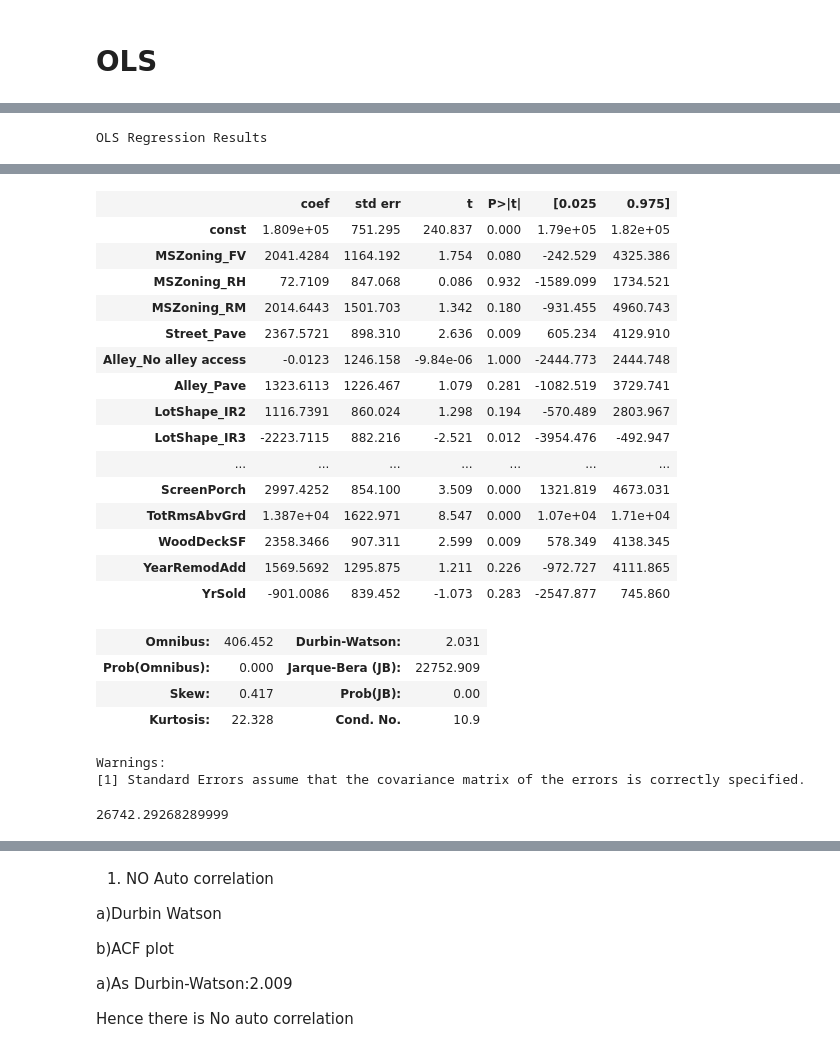
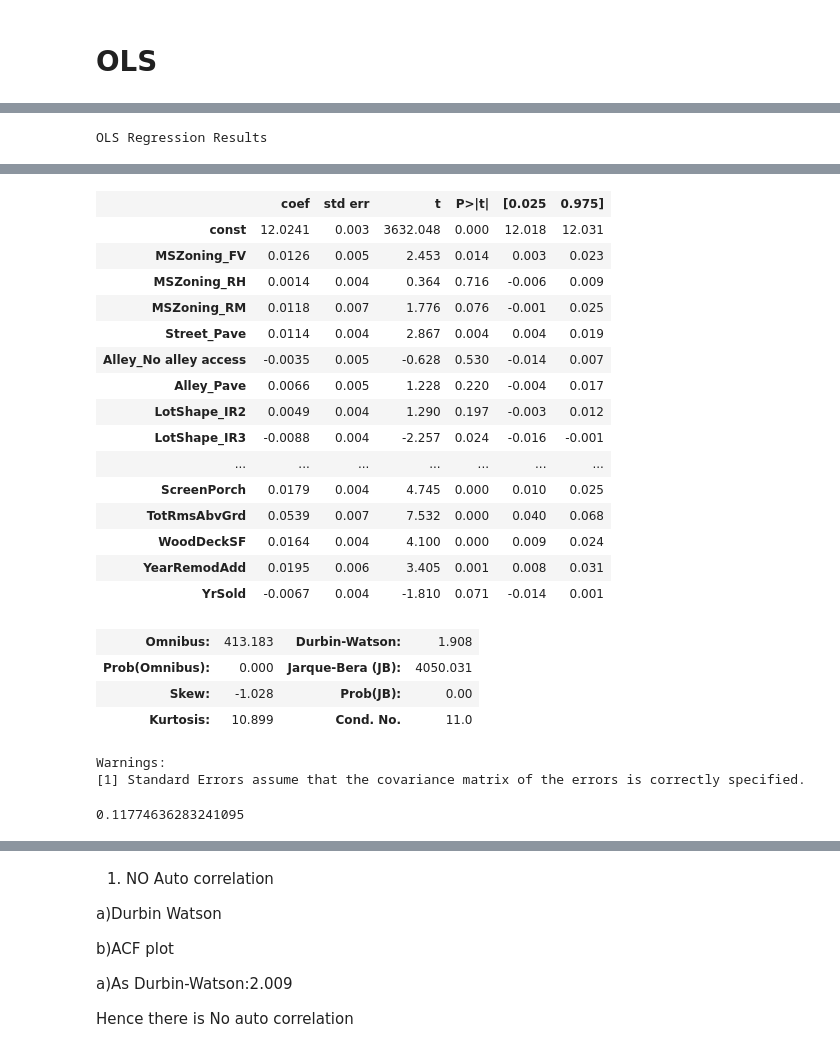
Before and after one commit to ShrutiUdagire/SupervisedLearning-Regression, a Jupyter notebook: Ames House SalesPrice Prediction.ipynb, the cells around one changed output, grey strips where cells are left out. Drawn from its saved outputs; the diff is of its cells as text; code cells hidden in the pictures.

```diff
--- a/Ames House SalesPrice Prediction.ipynb
+++ b/Ames House SalesPrice Prediction.ipynb
@@ -389,7 +458,7 @@ df_test
 # LASSO
 # %%
 from sklearn.linear_model import Lasso
-lasso = Lasso(alpha=181)
+lasso = Lasso(alpha=0.0007)
 lasso.fit(X,y)
 train_score=lasso.score(X,y)
 coeff_used = np.sum(lasso.coef_!=0)
@@ -437,11 +565,11 @@ array([312809.031014  , 210130.26871037, 240319.79326106, ...,
 # %%
-# pca = PCA(n_components=229)
-# X_train = pca.fit_transform(X_train_pca)
-# X_test = pca.transform(X_test_pca)
-# import warnings
-# warnings.filterwarnings('ignore')
-# import statsmodels.api as sm
+pca = PCA(n_components=229)
+X_train_pca = pca.fit_transform(X)
+X_test_pca = pca.transform(X_test)
+import warnings
+warnings.filterwarnings('ignore')
+import statsmodels.api as sm
 
-# X_constant = sm.add_constant(X_train)
-# lin_reg = sm.OLS(y,X_constant).fit()
-# lin_reg.summary()
+X_constant = sm.add_constant(X_train_pca)
+lin_reg = sm.OLS(y,X_constant).fit()
+lin_reg.summary()
@@ -447,0 +623,11 @@ array([312809.031014  , 210130.26871037, 240319.79326106, ...,
+# %%
+pca = PCA(n_components=175)
+X_train_pca = pca.fit_transform(X)
+X_test_pca = pca.transform(X_test)
+import warnings
+warnings.filterwarnings('ignore')
+import statsmodels.api as sm
+
+X_constant = sm.add_constant(X_train_pca)
+lin_reg_175 = sm.OLS(y,X_constant).fit()
+lin_reg_175.summary()
@@ -539,2 +736,7 @@ rmse
 # %%
 X1=X.copy()
+# %%
+X_constant = sm.add_constant(X1)
+model = sm.OLS(y, X_constant).fit()
+predictions = model.predict(X_constant)
+model.summary()
@@ -598,7 +873,7 @@ warnings.filterwarnings('ignore')
 import statsmodels.api as sm
 
 X_constant = sm.add_constant(X_selected)
-lin_reg = sm.OLS(y,X_constant).fit()
-lin_reg.summary()
+lin_reg1 = sm.OLS(y,X_constant).fit()
+lin_reg1.summary()
 # %% [output]
 OLS Regression Results
@@ -613,30 +888,30 @@ OLS Regression Results
 | Covariance Type: | nonrobust |  |  |
 |  | coef | std err | t | P>|t| | [0.025 | 0.975] |
-| const | 1.809e+05 | 751.295 | 240.837 | 0.000 | 1.79e+05 | 1.82e+05 |
-| MSZoning_FV | 2041.4284 | 1164.192 | 1.754 | 0.080 | -242.529 | 4325.386 |
-| MSZoning_RH | 72.7109 | 847.068 | 0.086 | 0.932 | -1589.099 | 1734.521 |
-| MSZoning_RM | 2014.6443 | 1501.703 | 1.342 | 0.180 | -931.455 | 4960.743 |
-| Street_Pave | 2367.5721 | 898.310 | 2.636 | 0.009 | 605.234 | 4129.910 |
-| Alley_No alley access | -0.0123 | 1246.158 | -9.84e-06 | 1.000 | -2444.773 | 2444.748 |
-| Alley_Pave | 1323.6113 | 1226.467 | 1.079 | 0.281 | -1082.519 | 3729.741 |
-| LotShape_IR2 | 1116.7391 | 860.024 | 1.298 | 0.194 | -570.489 | 2803.967 |
-| LotShape_IR3 | -2223.7115 | 882.216 | -2.521 | 0.012 | -3954.476 | -492.947 |
+| const | 12.0241 | 0.003 | 3632.048 | 0.000 | 12.018 | 12.031 |
+| MSZoning_FV | 0.0126 | 0.005 | 2.453 | 0.014 | 0.003 | 0.023 |
+| MSZoning_RH | 0.0014 | 0.004 | 0.364 | 0.716 | -0.006 | 0.009 |
+| MSZoning_RM | 0.0118 | 0.007 | 1.776 | 0.076 | -0.001 | 0.025 |
+| Street_Pave | 0.0114 | 0.004 | 2.867 | 0.004 | 0.004 | 0.019 |
+| Alley_No alley access | -0.0035 | 0.005 | -0.628 | 0.530 | -0.014 | 0.007 |
+| Alley_Pave | 0.0066 | 0.005 | 1.228 | 0.220 | -0.004 | 0.017 |
+| LotShape_IR2 | 0.0049 | 0.004 | 1.290 | 0.197 | -0.003 | 0.012 |
+| LotShape_IR3 | -0.0088 | 0.004 | -2.257 | 0.024 | -0.016 | -0.001 |
 | ... | ... | ... | ... | ... | ... | ... |
-| ScreenPorch | 2997.4252 | 854.100 | 3.509 | 0.000 | 1321.819 | 4673.031 |
-| TotRmsAbvGrd | 1.387e+04 | 1622.971 | 8.547 | 0.000 | 1.07e+04 | 1.71e+04 |
-| WoodDeckSF | 2358.3466 | 907.311 | 2.599 | 0.009 | 578.349 | 4138.345 |
-| YearRemodAdd | 1569.5692 | 1295.875 | 1.211 | 0.226 | -972.727 | 4111.865 |
-| YrSold | -901.0086 | 839.452 | -1.073 | 0.283 | -2547.877 | 745.860 |
+| ScreenPorch | 0.0179 | 0.004 | 4.745 | 0.000 | 0.010 | 0.025 |
+| TotRmsAbvGrd | 0.0539 | 0.007 | 7.532 | 0.000 | 0.040 | 0.068 |
+| WoodDeckSF | 0.0164 | 0.004 | 4.100 | 0.000 | 0.009 | 0.024 |
+| YearRemodAdd | 0.0195 | 0.006 | 3.405 | 0.001 | 0.008 | 0.031 |
+| YrSold | -0.0067 | 0.004 | -1.810 | 0.071 | -0.014 | 0.001 |
-| Omnibus: | 406.452 | Durbin-Watson: | 2.031 |
-| Prob(Omnibus): | 0.000 | Jarque-Bera (JB): | 22752.909 |
-| Skew: | 0.417 | Prob(JB): | 0.00 |
-| Kurtosis: | 22.328 | Cond. No. | 10.9 |
+| Omnibus: | 413.183 | Durbin-Watson: | 1.908 |
+| Prob(Omnibus): | 0.000 | Jarque-Bera (JB): | 4050.031 |
+| Skew: | -1.028 | Prob(JB): | 0.00 |
+| Kurtosis: | 10.899 | Cond. No. | 11.0 |
 Warnings:
 [1] Standard Errors assume that the covariance matrix of the errors is correctly specified.
 # %%
 from sklearn.metrics import mean_squared_error
-mse = mean_squared_error(y, lin_reg.predict())
+mse = mean_squared_error(y, lin_reg1.predict())
 rmse=np.sqrt(mse)
 rmse
 # %% [output]
-26742.29268289999
+0.11774636283241095
```
Also changed, not shown: parts of 84 cells of this notebook.
